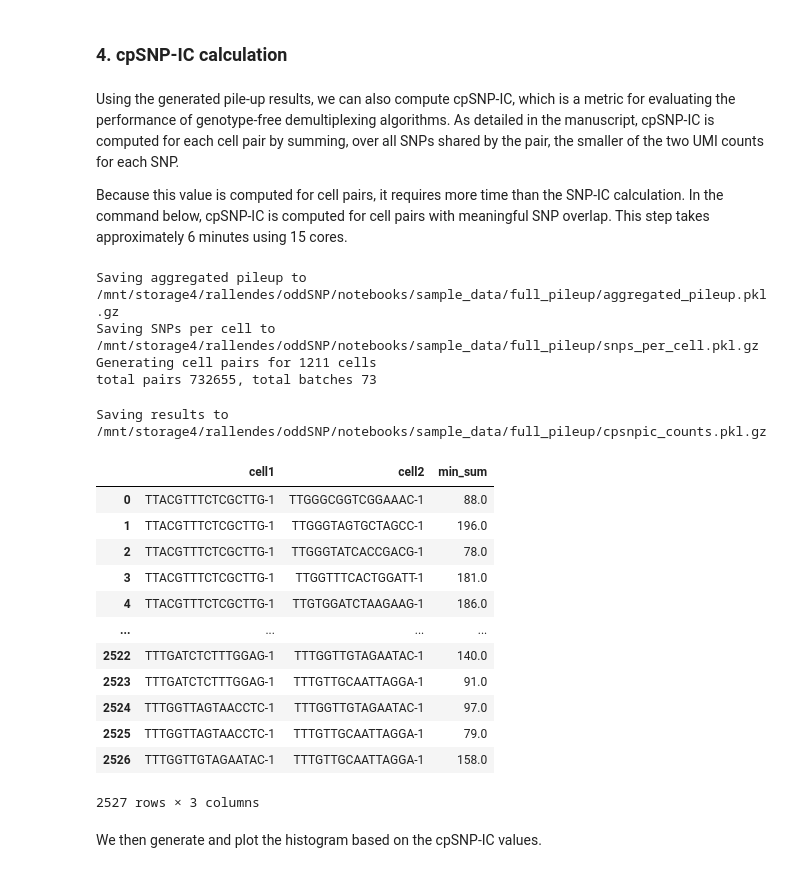
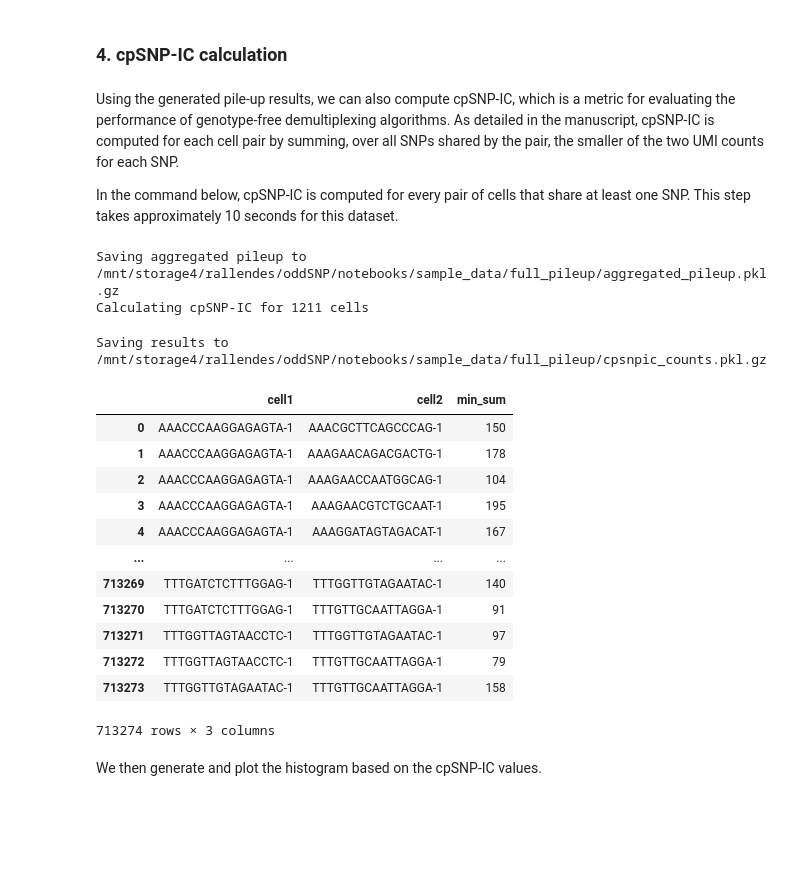
Before and after one commit to nemoto-lab/oddSNP, a Jupyter notebook: notebooks/tutorial.ipynb, the cells around one changed output. Cells and saved outputs as stored; diff of their text form; code cells hidden in the pictures; blank space fills up the shorter version.

Commit message:
Make deprecated cpSNP-IC nproc/batch_size optional; update docs, tutorial and sample results.

```diff
--- a/notebooks/tutorial.ipynb
+++ b/notebooks/tutorial.ipynb
@@ -302,40 +302,36 @@ The histogram suggests that most cells have an SNP-IC greater than the threshold
 # %% [markdown]
 Using the generated pile-up results, we can also compute cpSNP-IC, which is a metric for evaluating the performance of genotype-free demultiplexing algorithms. As detailed in the manuscript, cpSNP-IC is computed for each cell pair by summing, over all SNPs shared by the pair, the smaller of the two UMI counts for each SNP.
 
-Because this value is computed for cell pairs, it requires more time than the SNP-IC calculation. In the command below, cpSNP-IC is computed for cell pairs with meaningful SNP overlap. This step takes approximately 6 minutes using 15 cores.
+In the command below, cpSNP-IC is computed for every pair of cells that share at least one SNP. This step takes approximately 10 seconds for this dataset.
 # %%
 import pandas as pd
 import oddSNP.cpsnpic as cpsnpic
 
 out = cpsnpic.call_calculate_cpsnpic(
   inpath=f"{current_directory}/sample_data/full_pileup/", # input directory
   oupath=f"{current_directory}/sample_data/full_pileup",  # output directory
-  nproc=15,           # number of cores to use
-  batch_size=10000,   # number of cell pairs to process in each batch
   force=True          # whether to overwrite
   )
 
 df = pd.read_pickle(out)
 display(df)
 # %% [output]
 Saving aggregated pileup to /mnt/storage4/rallendes/oddSNP/notebooks/sample_data/full_pileup/aggregated_pileup.pkl.gz
-Saving SNPs per cell to /mnt/storage4/rallendes/oddSNP/notebooks/sample_data/full_pileup/snps_per_cell.pkl.gz
-Generating cell pairs for 1211 cells
-total pairs 732655, total batches 73
+Calculating cpSNP-IC for 1211 cells
 Saving results to /mnt/storage4/rallendes/oddSNP/notebooks/sample_data/full_pileup/cpsnpic_counts.pkl.gz
 |  | cell1 | cell2 | min_sum |
-| 0 | TTACGTTTCTCGCTTG-1 | TTGGGCGGTCGGAAAC-1 | 88.0 |
-| 1 | TTACGTTTCTCGCTTG-1 | TTGGGTAGTGCTAGCC-1 | 196.0 |
-| 2 | TTACGTTTCTCGCTTG-1 | TTGGGTATCACCGACG-1 | 78.0 |
-| 3 | TTACGTTTCTCGCTTG-1 | TTGGTTTCACTGGATT-1 | 181.0 |
-| 4 | TTACGTTTCTCGCTTG-1 | TTGTGGATCTAAGAAG-1 | 186.0 |
+| 0 | AAACCCAAGGAGAGTA-1 | AAACGCTTCAGCCCAG-1 | 150 |
+| 1 | AAACCCAAGGAGAGTA-1 | AAAGAACAGACGACTG-1 | 178 |
+| 2 | AAACCCAAGGAGAGTA-1 | AAAGAACCAATGGCAG-1 | 104 |
+| 3 | AAACCCAAGGAGAGTA-1 | AAAGAACGTCTGCAAT-1 | 195 |
+| 4 | AAACCCAAGGAGAGTA-1 | AAAGGATAGTAGACAT-1 | 167 |
 | ... | ... | ... | ... |
-| 2522 | TTTGATCTCTTTGGAG-1 | TTTGGTTGTAGAATAC-1 | 140.0 |
-| 2523 | TTTGATCTCTTTGGAG-1 | TTTGTTGCAATTAGGA-1 | 91.0 |
-| 2524 | TTTGGTTAGTAACCTC-1 | TTTGGTTGTAGAATAC-1 | 97.0 |
-| 2525 | TTTGGTTAGTAACCTC-1 | TTTGTTGCAATTAGGA-1 | 79.0 |
-| 2526 | TTTGGTTGTAGAATAC-1 | TTTGTTGCAATTAGGA-1 | 158.0 |
+| 713269 | TTTGATCTCTTTGGAG-1 | TTTGGTTGTAGAATAC-1 | 140 |
+| 713270 | TTTGATCTCTTTGGAG-1 | TTTGTTGCAATTAGGA-1 | 91 |
+| 713271 | TTTGGTTAGTAACCTC-1 | TTTGGTTGTAGAATAC-1 | 97 |
+| 713272 | TTTGGTTAGTAACCTC-1 | TTTGTTGCAATTAGGA-1 | 79 |
+| 713273 | TTTGGTTGTAGAATAC-1 | TTTGTTGCAATTAGGA-1 | 158 |
-2527 rows × 3 columns
+713274 rows × 3 columns
 # %% [markdown]
 We then generate and plot the histogram based on the cpSNP-IC values.
 # %%
```
Also changed, not shown: 6 other files.
